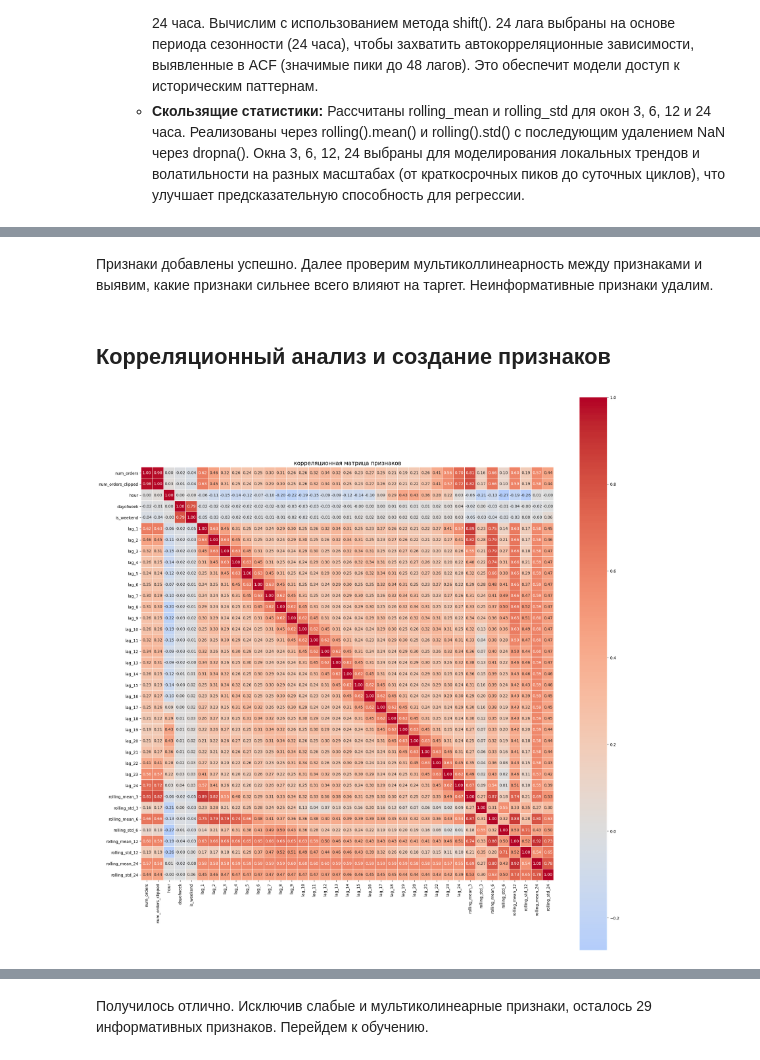
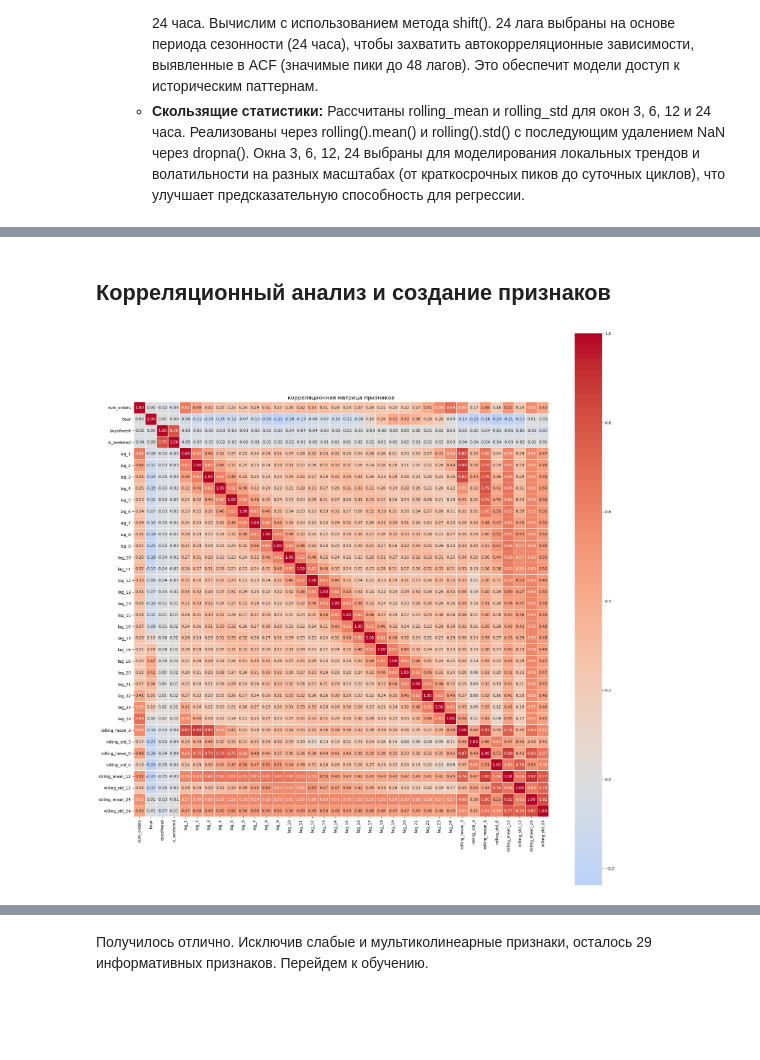
Before and after one commit to legonc/Study-TaxiOrderForecasting, a Jupyter notebook: Study-TaxiOrderForecasting.ipynb, the cells around one changed output, grey strips where cells are left out. Cells and saved outputs as stored; diff of their text form; code cells hidden in the pictures; blank space fills up the shorter version.

Commit message:
v.1.0.1 Исправление логической ошибки при создании признаков

```diff
--- a/Study-TaxiOrderForecasting.ipynb
+++ b/Study-TaxiOrderForecasting.ipynb
@@ -446,19 +382,51 @@ memory usage: 1.3 MB
-# %% [markdown]
-Признаки добавлены успешно. Далее проверим мультиколлинеарность между признаками и выявим, какие признаки сильнее всего влияют на таргет. Неинформативные признаки удалим.
+# %%
+# функция для создания признаков
+def create_features(df_input, lags=range(1, 25), windows=[3, 6, 12, 24]):
+    """
+    Создаёт календарные признаки, лаги и rolling-статистики.
+    Args:
+        df_input (pd.DataFrame): Исходный датафрейм с колонкой 'num_orders' и индексом datetime.
+        lags (list): Список лагов для создания.
+        windows (list): Список окон для rolling-статистик.
+    Returns:
+        pd.DataFrame: Новый датафрейм с признаками, без NaN.
+    """
+    df = df_input.copy()
+
+    # календарные признаки
+    df['hour'] = df.index.hour
+    df['dayofweek'] = df.index.dayofweek
+    df['is_weekend'] = df['dayofweek'].isin([5, 6]).astype(int)
+
+    # лаги
+    for lag in lags:
+        df[f'lag_{lag}'] = df['num_orders'].shift(lag)
+
+    # rolling-статистики с shift(1)
+    for w in windows:
+        df[f'rolling_mean_{w}'] = df['num_orders'].shift(1).rolling(w).mean()
+        df[f'rolling_std_{w}'] = df['num_orders'].shift(1).rolling(w).std()
+
+    # удаление NaN
+    df = df.dropna()
+    return df
 # %% [markdown]
 ## Корреляционный анализ и создание признаков
+# %%
+# Создание признаков
+df_new = create_features(df)
 # %%
 # выбор числовых признаков
-numeric_cols = df.select_dtypes(include=['int64', 'int32', 'float64']).columns
-corr_matrix = df[numeric_cols].corr()
+numeric_cols = df_new.select_dtypes(include=['int64', 'int32', 'float64']).columns
+corr_matrix = df_new[numeric_cols].corr()
 
 # визуализация heatmap
 fig, ax = plt.subplots(figsize=(20, 20))
 sns.heatmap(corr_matrix, annot=True, fmt=".2f", cmap='coolwarm', center=0, square=True, linewidths=0.2)
 ax.set_title('корреляционная матрица признаков', fontsize=14)
 plt.tight_layout()
 plt.show()
 # %% [output]
-[figure, old version]
+[figure, new version]
 # %%
 # выбор числовых признаков
```
Also changed, not shown: parts of 40 cells of this notebook, 1 other file.
